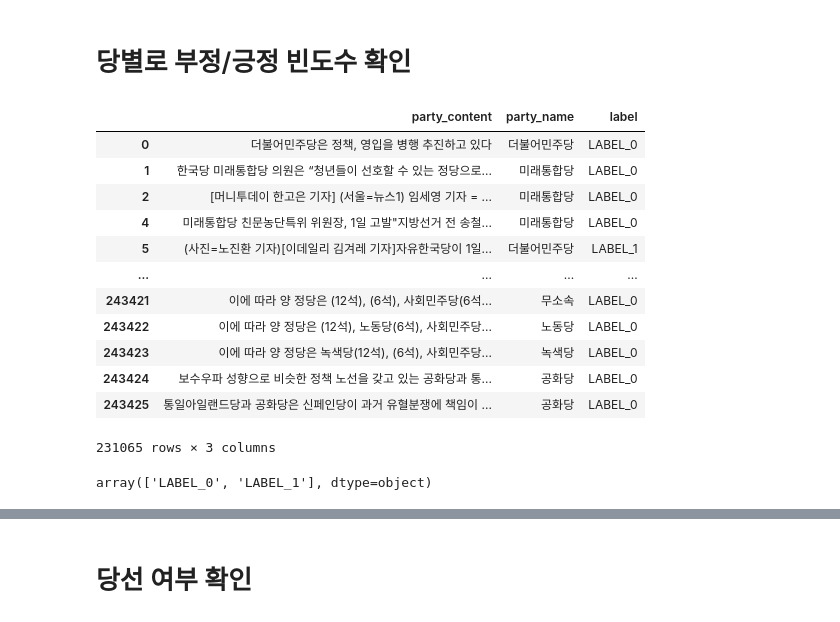
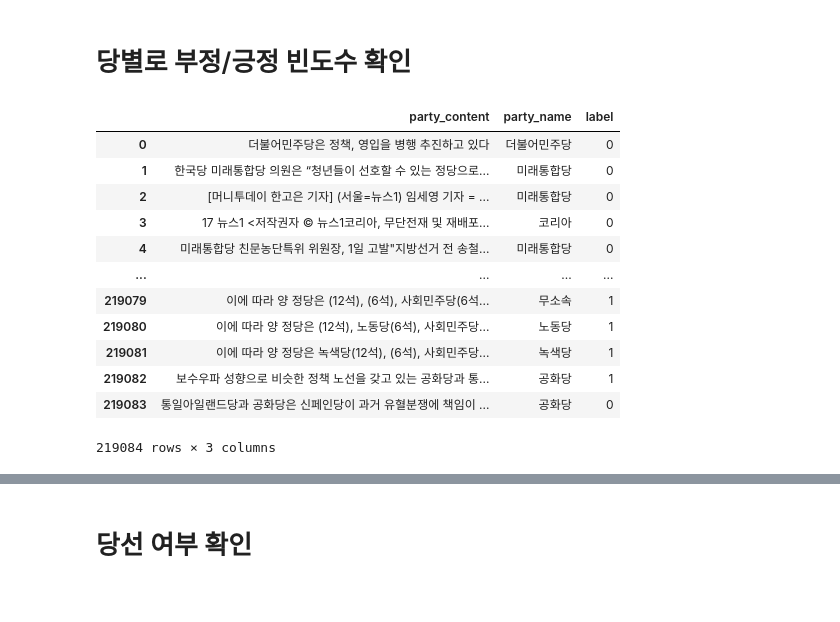
Before and after one commit to dbfla3831/STUDY, a Jupyter notebook: project/선거예측/news_2020_당선결과확인_사전.ipynb, the cells around one changed output, grey strips where cells are left out. Drawn from its saved outputs; the diff is of its cells as text; code cells hidden in the pictures.

```diff
--- a/project/선거예측/news_2020_빈도수_최종.ipynb
+++ b/project/선거예측/news_2020_당선결과확인_사전.ipynb
@@ -14,26 +14,24 @@ plt.rcParams['axes.unicode_minus'] =False
 # %% [markdown]
 # 당별로 부정/긍정 빈도수 확인
 # %%
-df = pd.read_csv('./data/긍정부정_마지막.csv')
-df = df[df['party_name'] != '코리아']
+df = pd.read_csv('../data/news_2020_긍정부정결과_사전.csv')
+# df = df[df['party_name'] != '코리아']
 
 df
 # %% [output]
 |  | party_content | party_name | label |
-| 0 | 더불어민주당은 정책, 영입을 병행 추진하고 있다 | 더불어민주당 | LABEL_0 |
-| 1 | 한국당 미래통합당 의원은 “청년들이 선호할 수 있는 정당으로... | 미래통합당 | LABEL_0 |
-| 2 | [머니투데이 한고은 기자] (서울=뉴스1) 임세영 기자 = ... | 미래통합당 | LABEL_0 |
-| 4 | 미래통합당 친문농단특위 위원장, 1일 고발"지방선거 전 송철... | 미래통합당 | LABEL_0 |
-| 5 | (사진=노진환 기자)[이데일리 김겨레 기자]자유한국당이 1일... | 더불어민주당 | LABEL_1 |
+| 0 | 더불어민주당은 정책, 영입을 병행 추진하고 있다 | 더불어민주당 | 0 |
+| 1 | 한국당 미래통합당 의원은 “청년들이 선호할 수 있는 정당으로... | 미래통합당 | 0 |
+| 2 | [머니투데이 한고은 기자] (서울=뉴스1) 임세영 기자 = ... | 미래통합당 | 0 |
+| 3 | 17 뉴스1 <저작권자 © 뉴스1코리아, 무단전재 및 재배포... | 코리아 | 0 |
+| 4 | 미래통합당 친문농단특위 위원장, 1일 고발"지방선거 전 송철... | 미래통합당 | 0 |
 | ... | ... | ... | ... |
-| 243421 | 이에 따라 양 정당은 (12석), (6석), 사회민주당(6석... | 무소속 | LABEL_0 |
-| 243422 | 이에 따라 양 정당은 (12석), 노동당(6석), 사회민주당... | 노동당 | LABEL_0 |
-| 243423 | 이에 따라 양 정당은 녹색당(12석), (6석), 사회민주당... | 녹색당 | LABEL_0 |
-| 243424 | 보수우파 성향으로 비슷한 정책 노선을 갖고 있는 공화당과 통... | 공화당 | LABEL_0 |
-| 243425 | 통일아일랜드당과 공화당은 신페인당이 과거 유혈분쟁에 책임이 ... | 공화당 | LABEL_0 |
+| 219079 | 이에 따라 양 정당은 (12석), (6석), 사회민주당(6석... | 무소속 | 1 |
+| 219080 | 이에 따라 양 정당은 (12석), 노동당(6석), 사회민주당... | 노동당 | 1 |
+| 219081 | 이에 따라 양 정당은 녹색당(12석), (6석), 사회민주당... | 녹색당 | 1 |
+| 219082 | 보수우파 성향으로 비슷한 정책 노선을 갖고 있는 공화당과 통... | 공화당 | 1 |
+| 219083 | 통일아일랜드당과 공화당은 신페인당이 과거 유혈분쟁에 책임이 ... | 공화당 | 0 |
-231065 rows × 3 columns
+219084 rows × 3 columns
 # %%
 df['label'].unique()
-# %% [output]
-array(['LABEL_0', 'LABEL_1'], dtype=object)
 # %%
```
Also changed, not shown: parts of 9 cells of this notebook, 21 other files.
